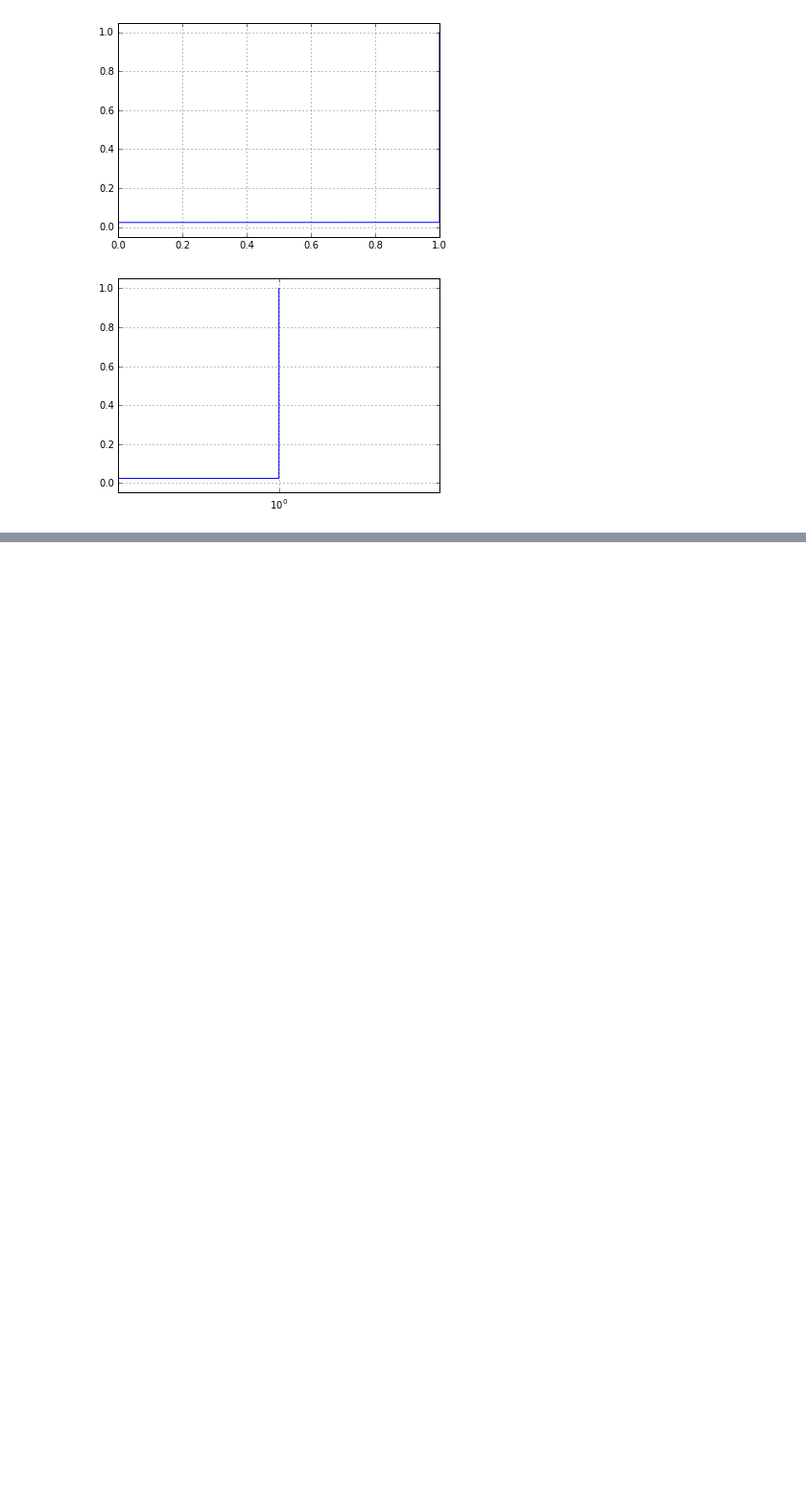
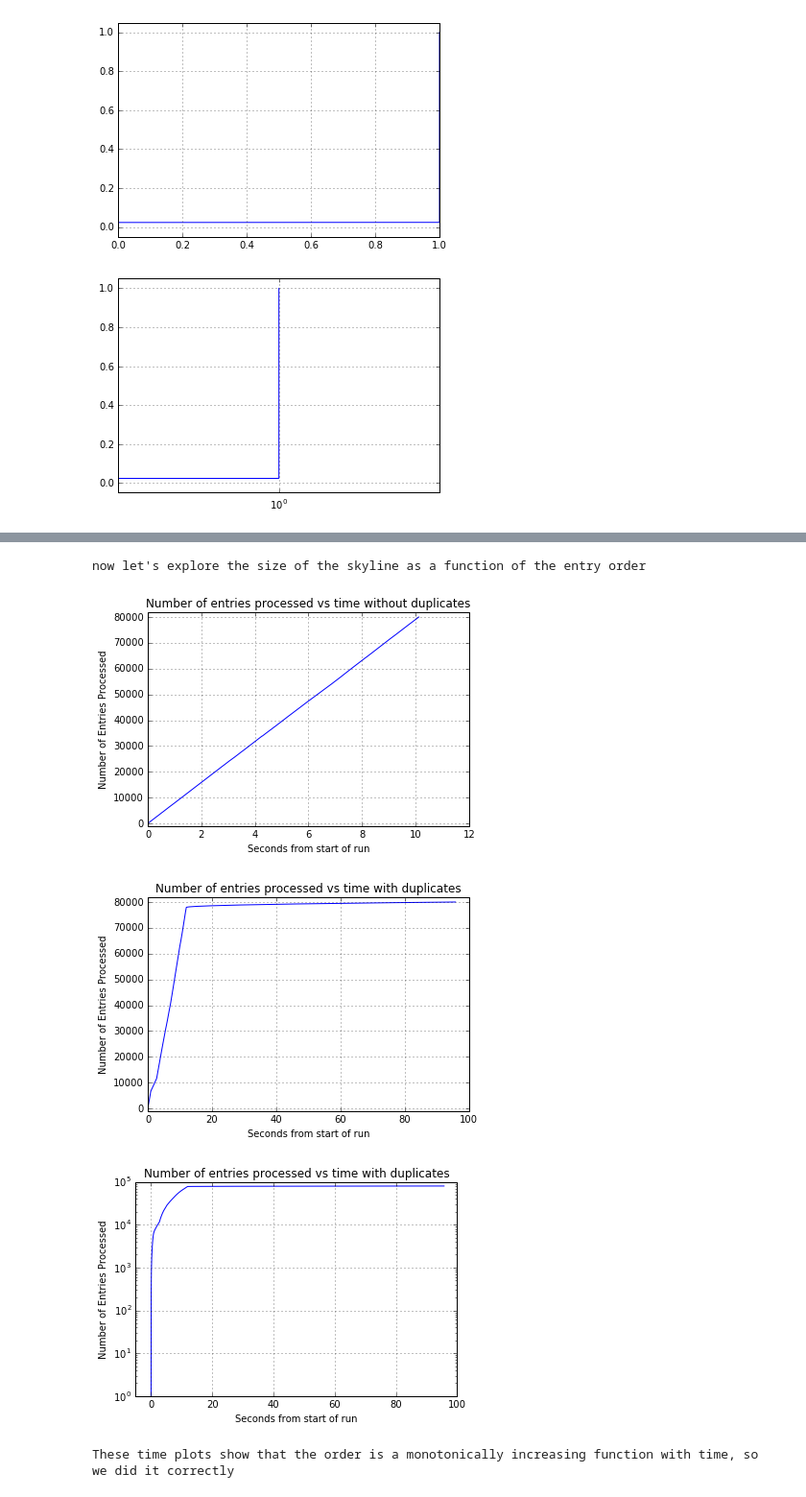
Before and after one commit to ben-jones/skyline-streaming, a Jupyter notebook: perf-analysis/skyline perf exploration.ipynb, the cells around one changed output, grey strips where cells are left out. Shown at 96% size. Saved outputs shown, nothing was run; the diff lists cells and outputs as text; code cells hidden in the pictures; blank space fills up the shorter version.

Commit message:
updating performance analysis w/ graphs and data

```diff
--- a/perf-analysis/skyline perf exploration.ipynb
+++ b/perf-analysis/skyline perf exploration.ipynb
@@ -23,6 +37,5 @@ print ("{} entries with columns: {}".format(len(df), df.columns))
 # %%
 
-df['timestamps'] = pd.to_datetime(df.time, unit='s')
 time_plot(df.sky_size, df.timestamps)
 time_plot(df.sky_size, df.timestamps, log=True)
 
@@ -67,0 +55,68 @@ plt.show()
+# %%
+print "now let's explore the size of the skyline as a function of the entry order"
+
+df.sort_values(by='timestamp', inplace=True)
+df['ones'] = np.ones(len(df))
+df['order'] = df.ones.cumsum()
+dup_df.sort_values(by='timestamp', inplace=True)
+dup_df['ones'] = np.ones(len(dup_df))
+dup_df['order'] = dup_df.ones.cumsum()
+
+start = df.timestamp.min()
+#print type(start), type(df.timestamp.head(1)[0])
+
+df_start = df['time'].min()
+dup_start = dup_df['time'].min()
+df['norm_time'] = df['time'].apply(lambda x: x - df_start)
+dup_df['norm_time'] = dup_df['time'].apply(lambda x: x - dup_start)
+
+#create_time_plot(df['order'], df['timestamp'], "Number of processed entries",
+#                 title="Number of processed entries vs time")
+#time_plot(dup_df['order'], dup_df['timestamp'])
+
+
+#df_small = df.sample(frac=0.00625)
+#dup_df_small = dup_df.sample(frac=0.00625)
+#from matplotlib.dates import DateFormatter
+#formatter = DateFormatter('%M:%S')
+fig = plt.figure()
+plt.plot(df.norm_time, df.order, markevery=1000)
+#plt.plot(df.norm_time, df.order, '-x', color="#1b9e77", label="No dups", markevery=1000)
+#plt.plot(dup_df.norm_time, dup_df.order, '-+', color="#d95f02", label="With dups", markevery=1000)
+plt.xlabel("Seconds from start of run")
+plt.ylabel("Number of Entries Processed")
+plt.title("Number of entries processed vs time without duplicates")
+#fig.autofmt_xdate()
+plt.ylim([-1000, 82000])
+
+plt.grid()
+plt.show()
+
+fig = plt.figure()
+plt.plot(dup_df.norm_time, dup_df.order, markevery=1000)
+plt.xlabel("Seconds from start of run")
+plt.ylabel("Number of Entries Processed")
+plt.title("Number of entries processed vs time with duplicates")
+plt.ylim([-1000, 82000])
+plt.grid()
+plt.show()
+
+fig = plt.figure()
+plt.plot(dup_df.norm_time, dup_df.order, markevery=1000)
+plt.xlabel("Seconds from start of run")
+plt.ylabel("Number of Entries Processed")
+plt.title("Number of entries processed vs time with duplicates")
+#plt.xscale('log')
+plt.yscale('log')
+plt.xlim([-5, 100])
+plt.grid()
+plt.show()
+
+print ("These time plots show that the order is a monotonically "
+       "increasing function with time, so we did it correctly")
+# %% [output]
+now let's explore the size of the skyline as a function of the entry order
+[figure, added]
+[figure, added]
+[figure, added]
+These time plots show that the order is a monotonically increasing function with time, so we did it correctly
```
Also changed, not shown: parts of 3 cells of this notebook, 1 other file.
